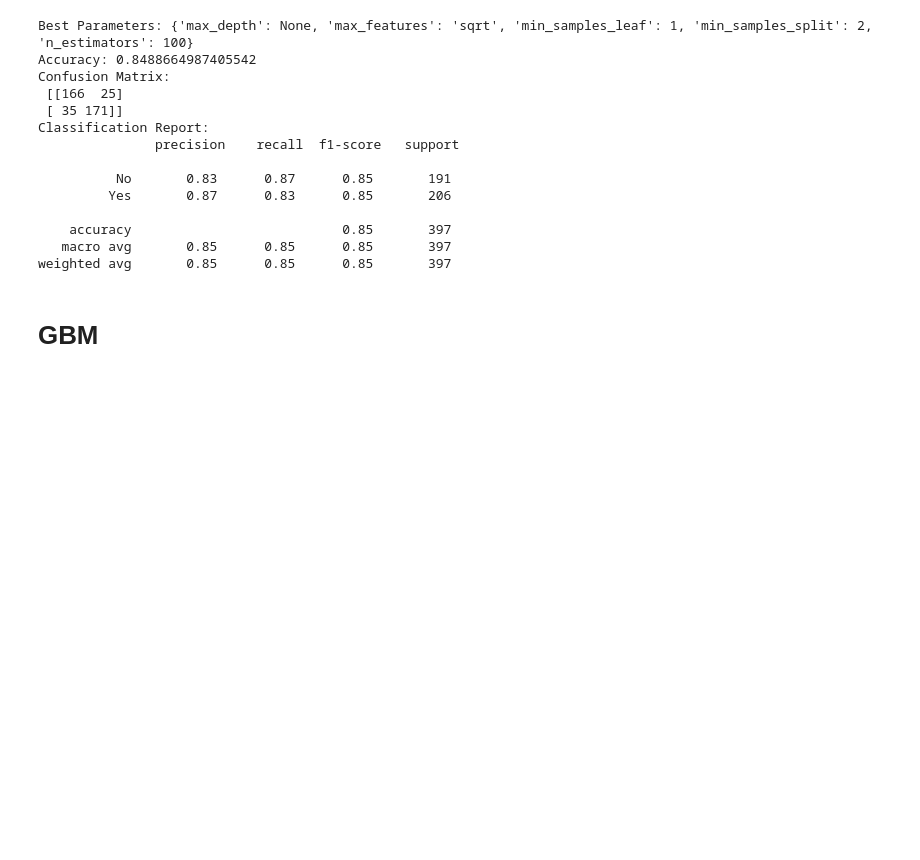
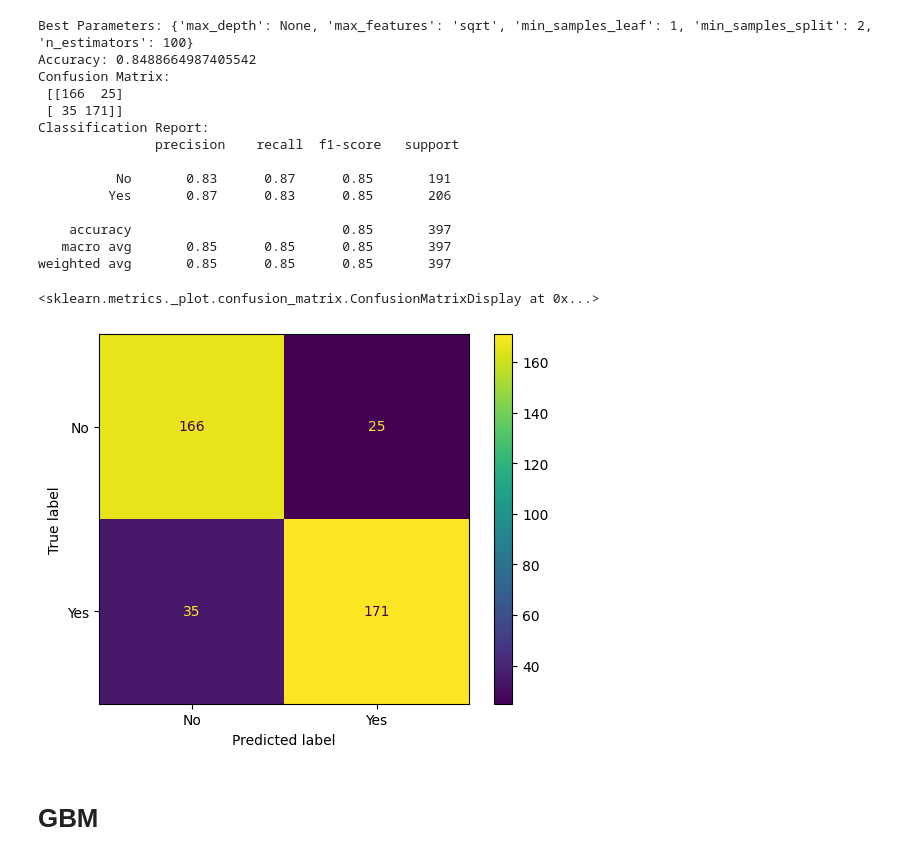
Before and after one commit to edwinomorowa33-Geek/MACHINE_LEARNING_MODEL, a Jupyter notebook: Hypertension/Data-Analysis.ipynb, the cells around one changed output. Cells and saved outputs as stored; diff of their text form; code cells hidden in the pictures; blank space fills up the shorter version.

```diff
--- a/Hypertension/Data-Analysis.ipynb
+++ b/Hypertension/Data-Analysis.ipynb
@@ -582,6 +585,13 @@ Classification Report:
     accuracy                           0.85       397
    macro avg       0.85      0.85      0.85       397
 weighted avg       0.85      0.85      0.85       397
+# %%
+from sklearn.metrics import ConfusionMatrixDisplay
+
+ConfusionMatrixDisplay.from_estimator(best_rf, X_test, y_test, display_labels=["No", "Yes"])
+# %% [output]
+<sklearn.metrics._plot.confusion_matrix.ConfusionMatrixDisplay at 0x...>
+[figure, added]
 # %% [markdown]
 # GBM
 # %%
```
Also changed, not shown: parts of 4 cells of this notebook, 1 other file.
